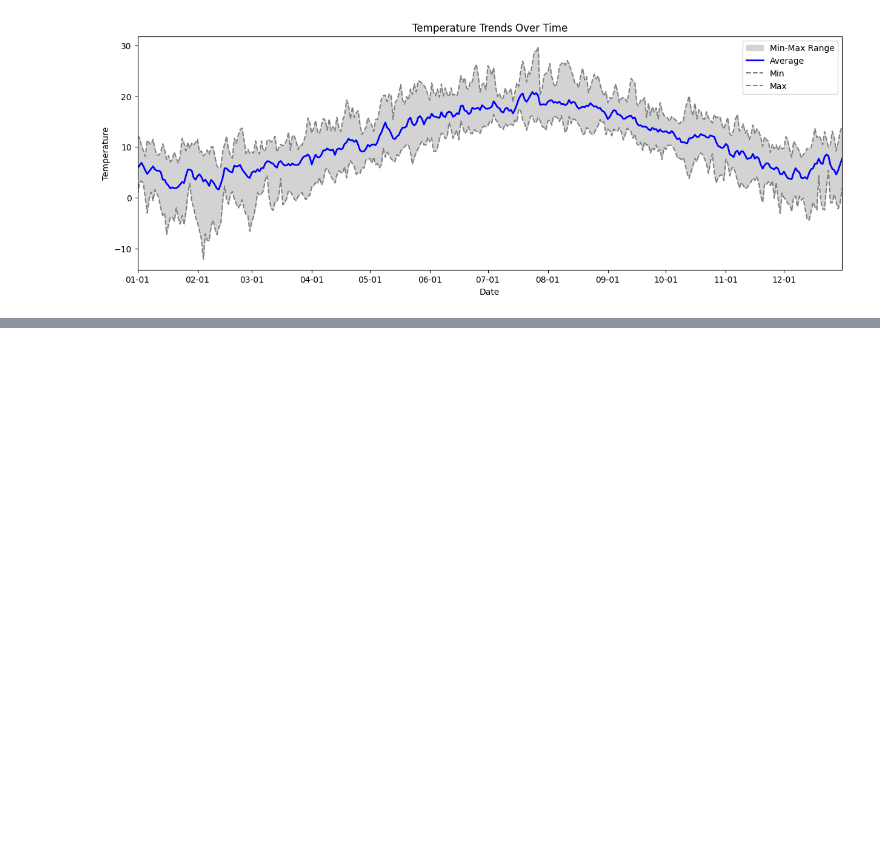
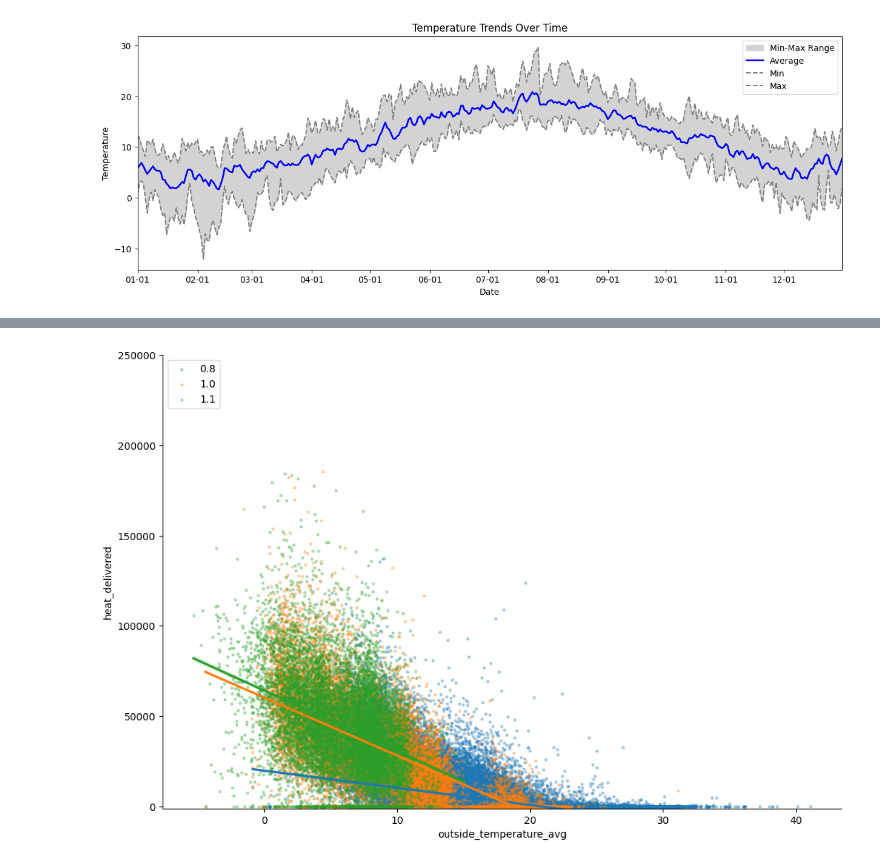
Before and after one commit to season0112/quatt_data_analysis, a Jupyter notebook: guaranteed-savings/Explorative_temperature_extrapolation.ipynb, the cells around one changed output, grey strips where cells are left out. Saved outputs shown, nothing was run; the diff lists cells and outputs as text; code cells hidden in the pictures; blank space fills up the shorter version.

```diff
--- a/guaranteed-savings/Explorative_temperature_extrapolation.ipynb
+++ b/guaranteed-savings/Explorative_temperature_extrapolation.ipynb
@@ -22,4 +31,34 @@ with open('./data/etmgeg_260.txt','r') as f:
     data = [line.split(',') for line in content[53:-1]]
 
     df = pd.DataFrame(columns=header, data=data)
+# %%
+# get data from mysql or local
+if os.path.isfile('./data/cic_data.csv'):
+    # load csv file
+    df_cic = pd.read_csv('./data/cic_data.csv')
+
+else:
+    MYSQL_URL = os.environ['MYSQLDEV']
+    parsed_mysql_url = urlparse(MYSQL_URL)
+
+    try:
+        connection = pymysql.connect(host=parsed_mysql_url.hostname,
+                                    user=parsed_mysql_url.username,
+                                    password=parsed_mysql_url.password,
+                                    database=parsed_mysql_url.path[1:],
+                                    port=parsed_mysql_url.port,
+                                    autocommit=True)
+        cursor = connection.cursor()
+        if cursor.connection:
+            # get energyConsumption
+            cursor.execute('''SELECT * FROM cic_data_daily''')
+            fields = [field_md[0] for field_md in cursor.description]
+            result = [dict(zip(fields,row)) for row in cursor.fetchall()]
+            df_cic = pd.DataFrame(result)
+            df_cic.to_csv('./data/cic_data.csv', index=False)
+    except:
+        print("Error while connecting to MySQL")
+    finally:
+        cursor.close()
+        connection.close()
 # %%
@@ -75,0 +194,16 @@ plt.show()
+# %%
+# add heat demand and month to dataframe
+df_cic['heat_delivered'] = df_cic[['hp1_heat_generated', 'hp2_heat_generated', 'boiler_heat_generated']].sum(axis=1).astype(float)
+df_cic['month'] = df_cic['date'].dt.month
+df_cic['dd_month'] = df_cic['month'].apply(lambda x: 0.8 if x in [4, 5, 6, 7, 8, 9] else (1 if x in [3, 10] else 1.1))
+df_cic['outside_temperature_avg'] = df_cic['Temperature Outside (Avg)'].astype(float)
+
+# scatter plot of heat demand per temperature including linear regression
+sns.lmplot(x='outside_temperature_avg', y='heat_delivered', data=df_cic,
+           hue='dd_month', height=7, aspect=1.5, legend=False,
+           scatter_kws={"s": 5, "alpha": 0.3})
+plt.legend(loc='upper left')
+plt.ylim([-1000, 250000])
+plt.show()
+# %% [output]
+[figure, added]
```
Also changed, not shown: parts of 13 cells of this notebook.
